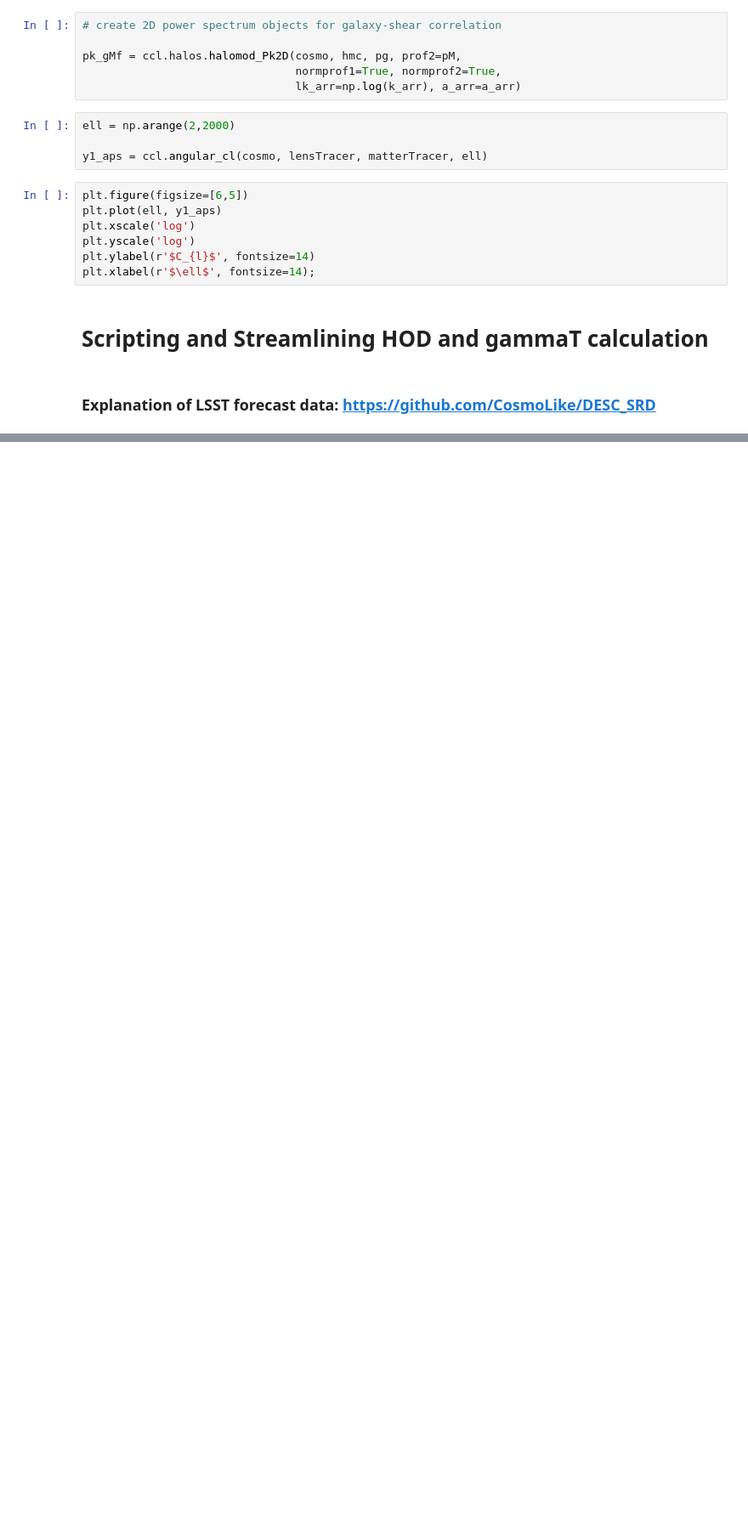
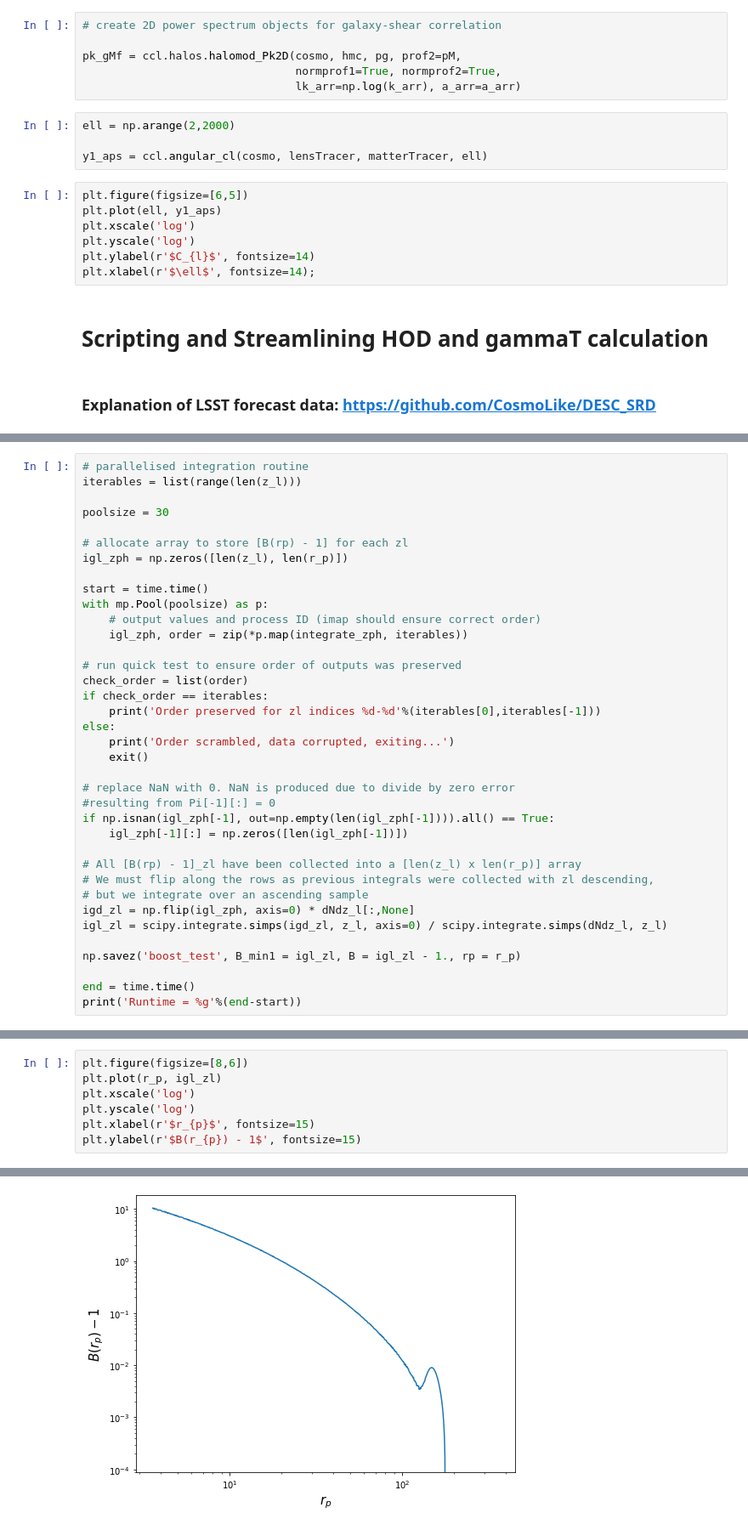
Before and after one commit to CMacM/IA_GGL, a Jupyter notebook: estimator_tests.ipynb, the cells around one changed output, grey strips where cells are left out. Shown at 85% size. Drawn from its saved outputs; the diff is of its cells as text; blank space fills up the shorter version.

Commit message:
Added separate halo model file and finished boost function:

```diff
--- a/estimator_tests.ipynb
+++ b/estimator_tests.ipynb
@@ -327,0 +662,37 @@ print(F)
+# %%
+# parallelised integration routine
+iterables = list(range(len(z_l)))
+
+poolsize = 30
+
+# allocate array to store [B(rp) - 1] for each zl
+igl_zph = np.zeros([len(z_l), len(r_p)])
+
+start = time.time()
+with mp.Pool(poolsize) as p:
+    # output values and process ID (imap should ensure correct order)
+    igl_zph, order = zip(*p.map(integrate_zph, iterables))
+
+# run quick test to ensure order of outputs was preserved
+check_order = list(order)
+if check_order == iterables:
+    print('Order preserved for zl indices %d-%d'%(iterables[0],iterables[-1]))
+else:
+    print('Order scrambled, data corrupted, exiting...')
+    exit()
+
+# replace NaN with 0. NaN is produced due to divide by zero error
+#resulting from Pi[-1][:] = 0
+if np.isnan(igl_zph[-1], out=np.empty(len(igl_zph[-1]))).all() == True:
+    igl_zph[-1][:] = np.zeros([len(igl_zph[-1])])
+
+# All [B(rp) - 1]_zl have been collected into a [len(z_l) x len(r_p)] array
+# We must flip along the rows as previous integrals were collected with zl descending,
+# but we integrate over an ascending sample
+igd_zl = np.flip(igl_zph, axis=0) * dNdz_l[:,None]
+igl_zl = scipy.integrate.simps(igd_zl, z_l, axis=0) / scipy.integrate.simps(dNdz_l, z_l)
+
+np.savez('boost_test', B_min1 = igl_zl, B = igl_zl - 1., rp = r_p)
+
+end = time.time()
+print('Runtime = %g'%(end-start))
@@ -327,0 +702,8 @@ print(F)
+# %%
+plt.figure(figsize=[8,6])
+plt.plot(r_p, igl_zl)
+plt.xscale('log')
+plt.yscale('log')
+plt.xlabel(r'$r_{p}$', fontsize=15)
+plt.ylabel(r'$B(r_{p}) - 1$', fontsize=15)
+# %% [output]
@@ -327,0 +711 @@ print(F)
+[figure, added]
```
Also changed, not shown: parts of 43 cells of this notebook, 8 other files.
